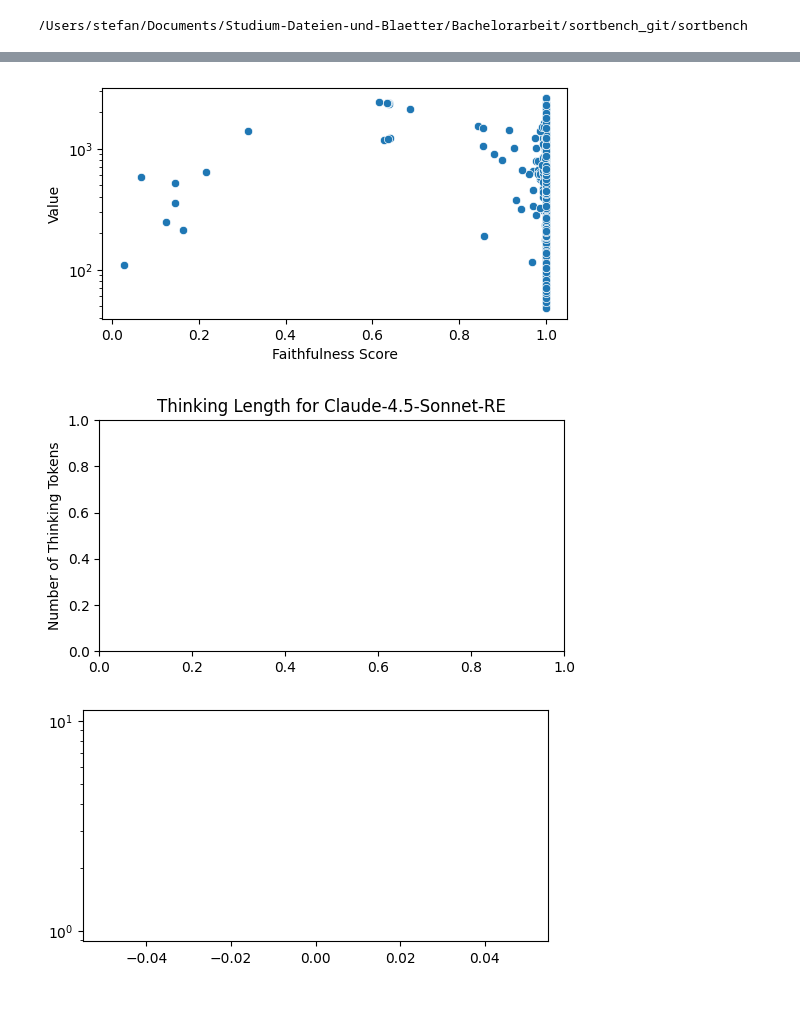
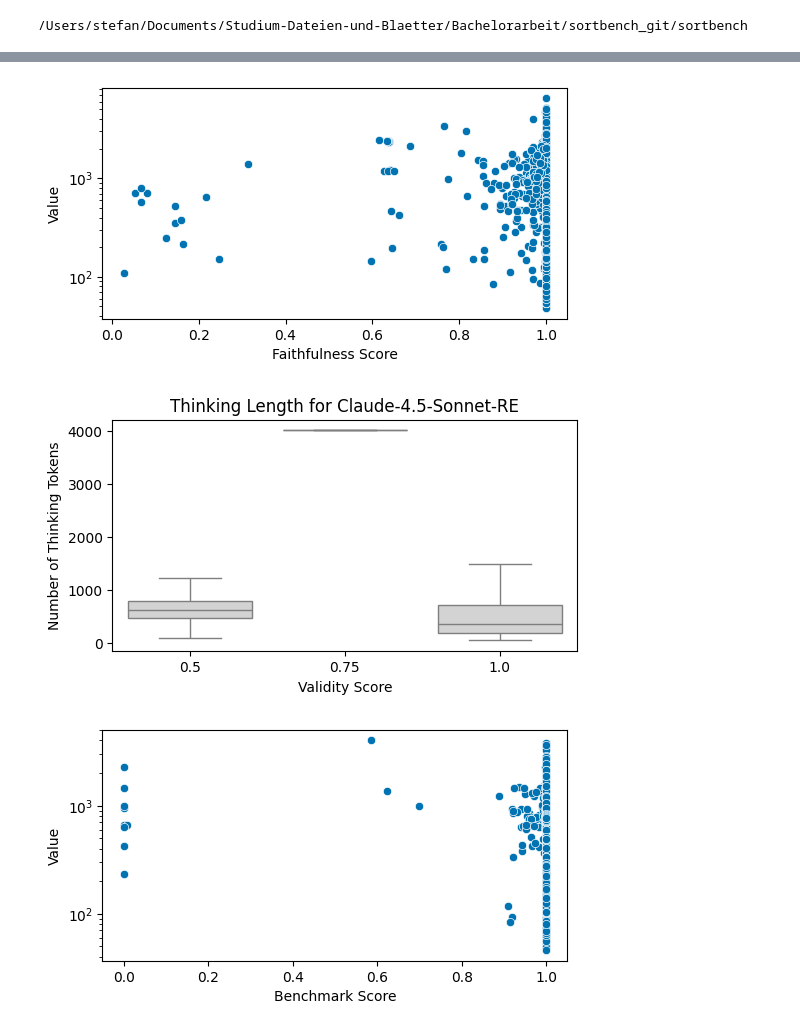
Before and after one commit to bl04st/sortbench, a Jupyter notebook: notebooks/result_presentation.ipynb, the cells around one changed output, grey strips where cells are left out. Saved outputs shown, nothing was run; the diff lists cells and outputs as text; code cells hidden in the pictures; blank space fills up the shorter version.

```diff
--- a/notebooks/result_presentation.ipynb
+++ b/notebooks/result_presentation.ipynb
@@ -177,7 +183,7 @@ def adjust_names_for_output(df_results):
     df_results['Benchmark Type'] = pd.Categorical(df_results['Benchmark Type'], ['Sort Ascending', 'Sort Descending', 'Filter Lower', 'Filter Higher', 'Any', 'All'])
     return df_results
 # %%
-benchmark_modes = ['basic'] #['basic', 'advanced', 'debug']
+benchmark_modes = ['basic', 'advanced'] #['basic', 'advanced', 'debug']
 benchmark_types = ['Sort Ascending', 'Sort Descending', 'Filter Lower', 'Filter Higher', 'Any', 'All']
 version = "v2.0"
 
@@ -191,12 +197,12 @@ for mode in benchmark_modes:
         results_per_model = aggregate_scores(temp_df_results, mode)
         benchmark_type_str = benchmark_type.replace(" ", "-").lower()
         print(create_latex_table(results_per_model, mode))
-        plot_aggregated_results(temp_df_results, mode, benchmark_type, file=f'./figures/{mode}_{benchmark_type_str}_aggregated_results.pdf')
-        plot_metrics(temp_df_results, mode, 'Overall Score', benchmark_type, file=f'./figures/{mode}_{benchmark_type_str}_overall_score.pdf')
-        plot_metrics(temp_df_results, mode, 'Benchmark Score', benchmark_type, file=f'./figures/{mode}_{benchmark_type_str}_benchmark_score.pdf')
-        if benchmark_type not in ['Any', 'All']:
-            plot_metrics(temp_df_results, mode, 'Faithfulness Score', benchmark_type, file=f'./figures/{mode}_{benchmark_type_str}_faithfulness_score.pdf')
-        plot_metrics(temp_df_results, mode, 'Validity Score', benchmark_type, file=f'./figures/{mode}_{benchmark_type_str}_validity_score.pdf')
+        # plot_aggregated_results(temp_df_results, mode, benchmark_type, file=f'./figures/{mode}_{benchmark_type_str}_aggregated_results.pdf')
+        # plot_metrics(temp_df_results, mode, 'Overall Score', benchmark_type, file=f'./figures/{mode}_{benchmark_type_str}_overall_score.pdf')
+        # plot_metrics(temp_df_results, mode, 'Benchmark Score', benchmark_type, file=f'./figures/{mode}_{benchmark_type_str}_benchmark_score.pdf')
+        # if benchmark_type not in ['Any', 'All']:
+        #     plot_metrics(temp_df_results, mode, 'Faithfulness Score', benchmark_type, file=f'./figures/{mode}_{benchmark_type_str}_faithfulness_score.pdf')
+        # plot_metrics(temp_df_results, mode, 'Validity Score', benchmark_type, file=f'./figures/{mode}_{benchmark_type_str}_validity_score.pdf')
 
 # results for all tasks together
 df_results_all = pd.concat(results.values(), ignore_index=True)
@@ -240,16 +230,26 @@ GPT-5-mini & 0.758 & 0.871 & 0.735 & 0.940 \\
 error_order = df_results_all.groupby(['ErrorType']).count()['Model'].sort_values(ascending=False).index.tolist()
 df_results_all['ErrorType'] = pd.Categorical(df_results_all['ErrorType'], error_order)
 
-fig, axes = plt.subplots(2,1, figsize=(6, 4), gridspec_kw={'height_ratios': [1, 6]})
+fig, axes = plt.subplots(2,1, figsize=(6, 4), gridspec_kw={'height_ratios': [1, 5]})
 ax = axes[0]
-sns.histplot(df_results_all[(df_results_all['ErrorType']=='Missing closing bracket' ) | (df_results_all['ErrorType']=='Content after last closing bracket') | (df_results_all['ErrorType']=='Extra characters before boolean')], y='ErrorType', hue='Model', multiple='stack', legend=False, ax=ax)
+sns.histplot(df_results_all[(df_results_all['ErrorType']=='Missing closing bracket' ) | (df_results_all['ErrorType']=='Content after last closing bracket') | (df_results_all['ErrorType']=='Extra characters before boolean') | (df_results_all['ErrorType']=='Extra characters after boolean')], y='ErrorType', hue='Model', multiple='stack', legend=False, ax=ax)
 ax.set_xlabel(None)
 ax.set_ylabel(None)
 ax = axes[1]
-df_results_all_filtered = df_results_all.loc[(df_results_all['ErrorType']!='Missing closing bracket' ) & (df_results_all['ErrorType']!='Content after last closing bracket') & (df_results_all['ErrorType']!='Extra characters before boolean'), :].copy()
+df_results_all_filtered = df_results_all.loc[(df_results_all['ErrorType']!='Missing closing bracket' ) & (df_results_all['ErrorType']!='Content after last closing bracket') & (df_results_all['ErrorType']!='Extra characters before boolean') & (df_results_all['ErrorType']!='Extra characters after boolean'), :].copy()
 df_results_all_filtered['ErrorType'] = pd.Categorical(df_results_all_filtered['ErrorType'], [e for e in error_order if e not in ['Missing closing bracket','Content after last closing bracket']])
-sns.histplot(df_results_all_filtered, y='ErrorType', hue='Model', multiple='stack', ax=ax)
-ax.set_xticks(range(0, 64, 4))
+sns.set_palette("colorblind")
+sns.histplot(df_results_all_filtered, y='ErrorType', hue='Model', multiple='stack', ax=ax, legend=False)
+ax.set_xticks(range(0, 21, 4))
+
+models = df_results_all['Model'].unique()
+colors = sns.color_palette(n_colors=len(models))
+
+# Handles und Labels selber bauen
+from matplotlib.patches import Patch
+handles = [Patch(color=colors[i], label=models[i]) for i in range(len(models))]
+
+fig.legend(handles, labels=models, loc='upper center', bbox_to_anchor=(0.55, 0.45), ncol=2)
 plt.ylabel('List Type')
 plt.suptitle('Types of non-python outputs we could parse')
 plt.savefig('figures/error_types:v2.0.pdf', dpi=300, bbox_inches='tight')
@@ -257,14 +259,17 @@ plt.show()
 # %%
 melted_results_thinking = pd.melt(df_results_all, id_vars=['Model', 'Validity Score', 'Benchmark Score', 'Faithfulness Score', 'Overall Score'], value_vars=['Thinking Length'], var_name='Metric', value_name='Value')
 
-thinking_models = ["Claude-4.5-Haiku-RE", "Claude-4.5-Sonnet-RE"]
+thinking_models = ["Claude-4.5-Haiku-RE", "Claude-4.5-Sonnet-RE", "GPT-5.1-RL", "Gemini-3-pro-RL"]
+
+filtered_thinking = df_results_all[df_results_all['Model'].isin(thinking_models)]
+filtered_thinking = pd.melt(filtered_thinking, id_vars=['Model', 'Size', 'Benchmark Type', 'List Name'], value_vars=['Thinking Length'], value_name='Thiking Length').drop(columns=['Size', 'Benchmark Type', 'List Name', 'variable'])
 
 for model in thinking_models:
     plt.figure(figsize=(6, 3))
     sns.boxplot(data=melted_results_thinking[melted_results_thinking['Model']==model], x='Validity Score', y='Value', showfliers=False, color='lightgray')
     plt.title(f'Thinking Length for {model}')
     plt.ylabel('Number of Thinking Tokens')
-    plt.savefig('figures/thinking_length_claude_haiku_4.5.pdf', bbox_inches='tight')
+    plt.savefig(f'figures/thinking_length_{model}.pdf', bbox_inches='tight')
     plt.show()
     plt.figure(figsize=(6, 3))
     sns.scatterplot(data=melted_results_thinking[melted_results_thinking['Model']==model], x='Benchmark Score', y='Value')
@@ -280,3 +285,3 @@ for model in thinking_models:
-[figure, old version]
+[figure, new version]
-[figure, old version]
+[figure, new version]
-[figure, old version]
+[figure, new version]
```
Also changed, not shown: parts of 6 cells of this notebook.
